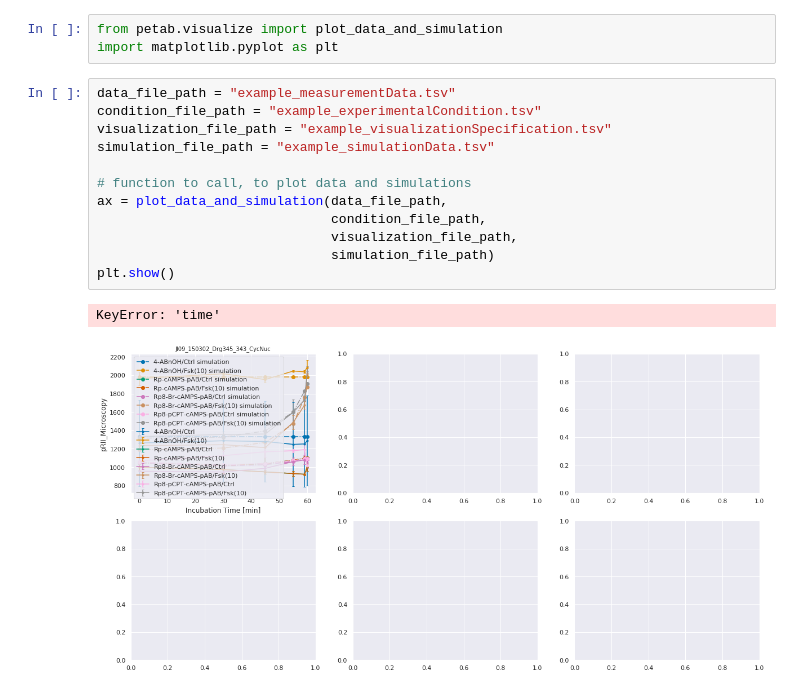
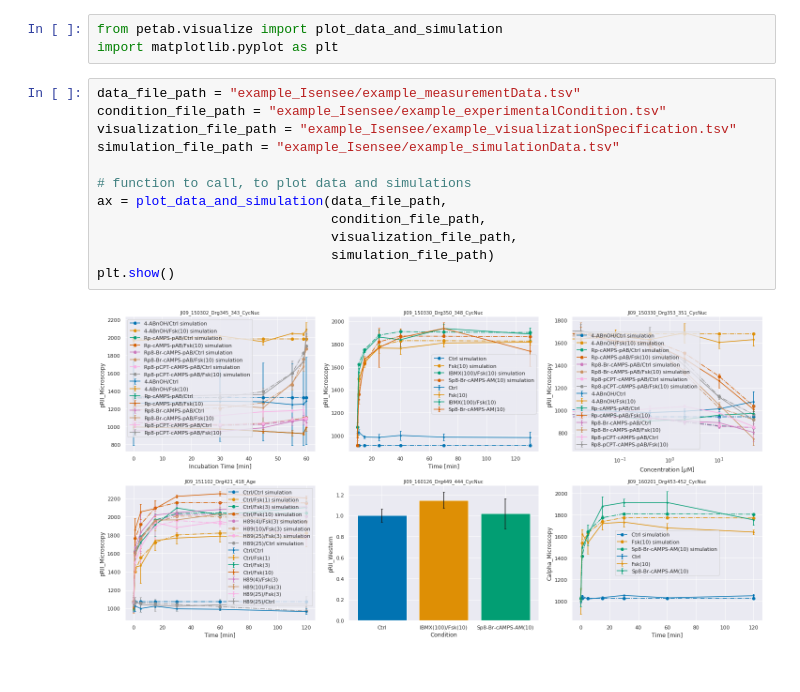
Before and after one commit to PEtab-dev/PEtab, a Jupyter notebook: doc/example/example_visualization.ipynb, the cells around one changed output. Saved outputs shown, nothing was run; the diff lists cells and outputs as text.

Commit message:
moved example tsv files to own folder, reran notebook

```diff
--- a/doc/example/example_visualization.ipynb
+++ b/doc/example/example_visualization.ipynb
@@ -6,17 +6,16 @@ In this notebook, we illustrate the visualization functions of petab.
 from petab.visualize import plot_data_and_simulation
 import matplotlib.pyplot as plt
 # %%
-data_file_path = "example_measurementData.tsv"
-condition_file_path = "example_experimentalCondition.tsv"
-visualization_file_path = "example_visualizationSpecification.tsv"
-simulation_file_path = "example_simulationData.tsv"
+data_file_path = "example_Isensee/example_measurementData.tsv"
+condition_file_path = "example_Isensee/example_experimentalCondition.tsv"
+visualization_file_path = "example_Isensee/example_visualizationSpecification.tsv"
+simulation_file_path = "example_Isensee/example_simulationData.tsv"
 
 # function to call, to plot data and simulations
 ax = plot_data_and_simulation(data_file_path,
                               condition_file_path,
                               visualization_file_path,
                               simulation_file_path)
 plt.show()
 # %% [output]
-KeyError: 'time'
-[figure, old version]
+[figure, new version]
```
Also changed, not shown: 6 other files.
